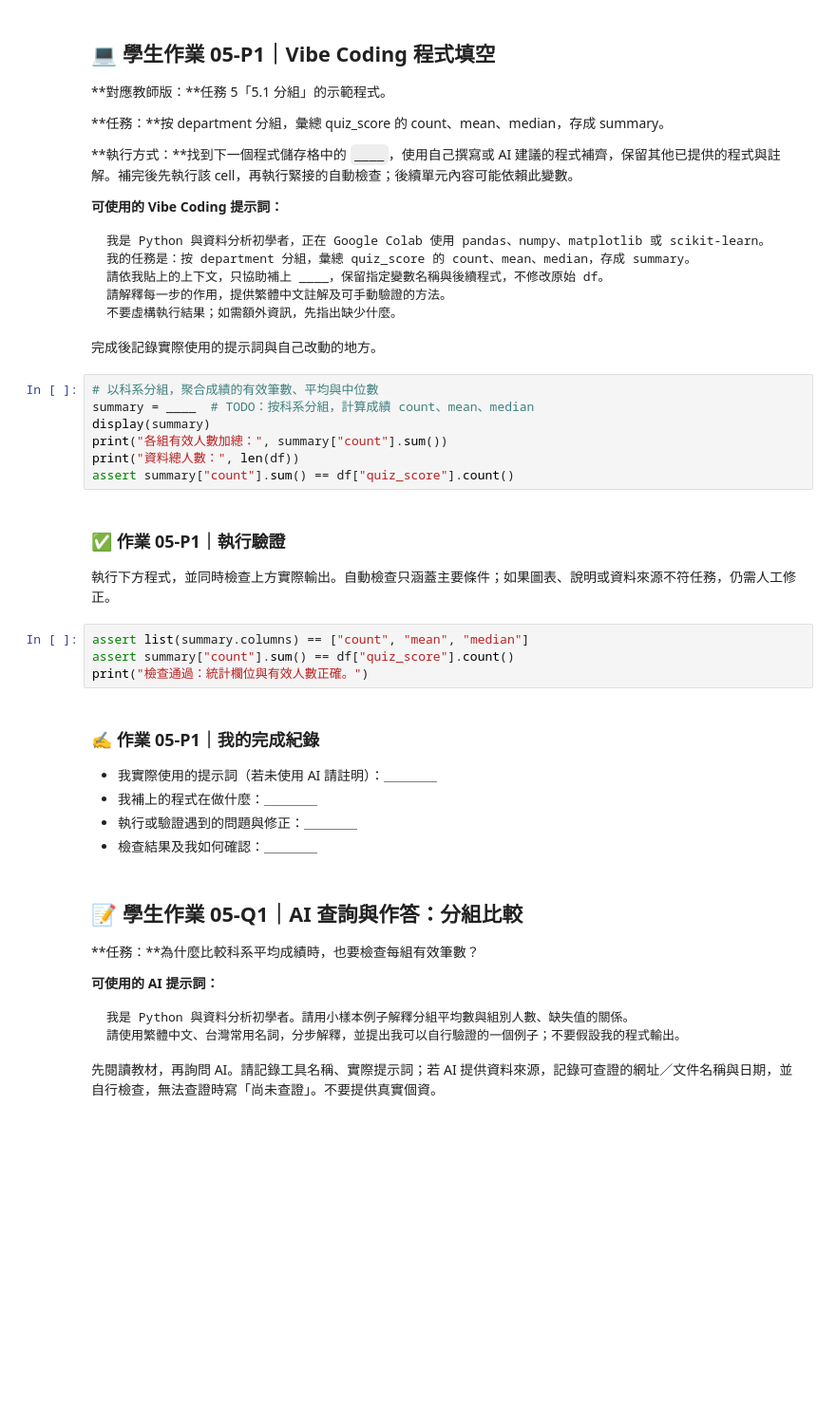
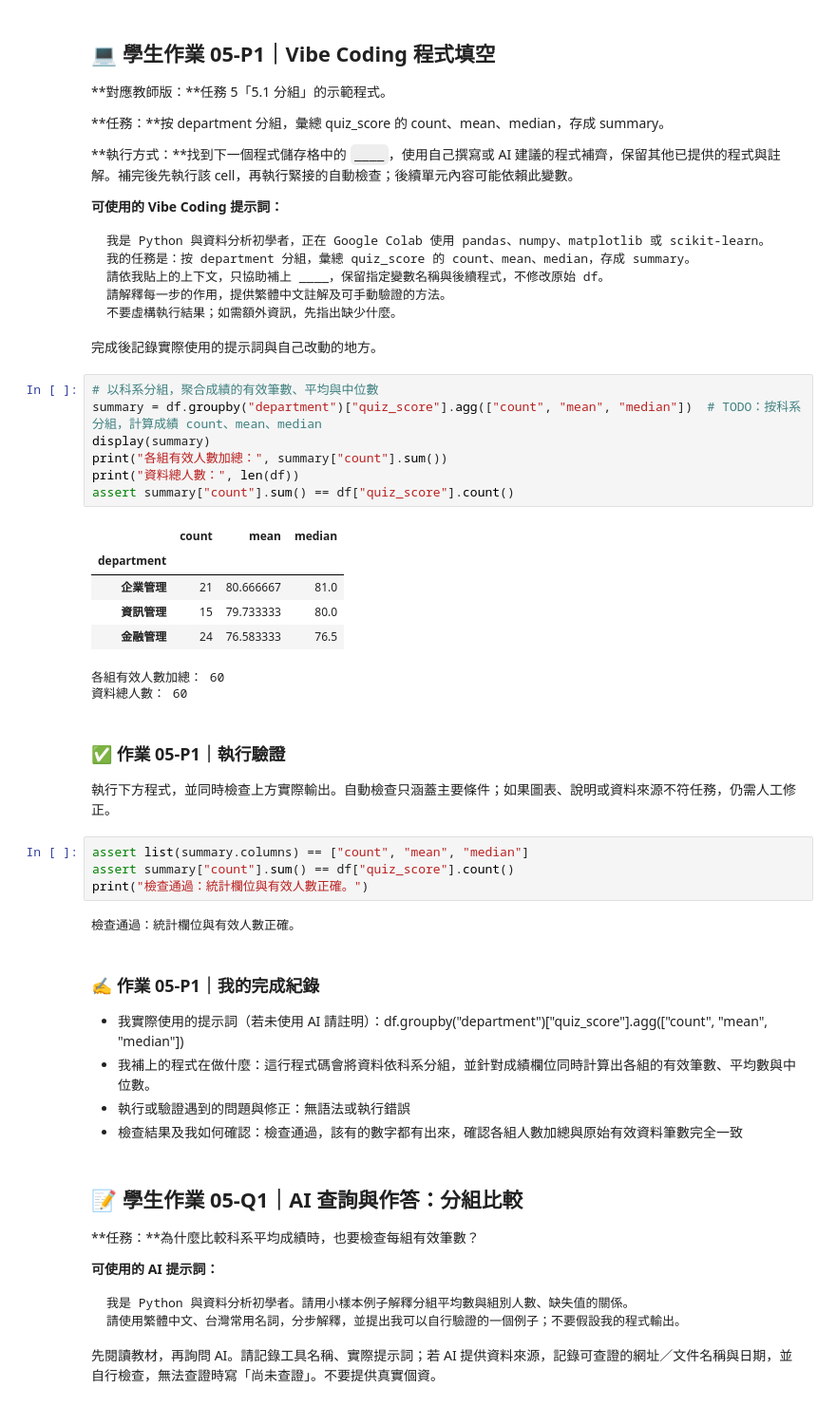
Before and after one commit to lyc221221/C114118115-cis, a Jupyter notebook: W10/05_分組統計與比較_學生版.ipynb, the cells around one changed output. Shown at 95% size. Cells and saved outputs as stored; diff of their text form; blank space fills up the shorter version.

```diff
--- a/W10/05_分組統計與比較_學生版.ipynb
+++ b/W10/05_分組統計與比較_學生版.ipynb
@@ -72,11 +74,19 @@ print("模擬資料形狀（列, 欄）：", df.shape)
 完成後記錄實際使用的提示詞與自己改動的地方。
 # %%
 # 以科系分組，聚合成績的有效筆數、平均與中位數
-summary = ____  # TODO：按科系分組，計算成績 count、mean、median
+summary = df.groupby("department")["quiz_score"].agg(["count", "mean", "median"])  # TODO：按科系分組，計算成績 count、mean、median
 display(summary)
 print("各組有效人數加總：", summary["count"].sum())
 print("資料總人數：", len(df))
 assert summary["count"].sum() == df["quiz_score"].count()
+# %% [output]
+|  | count | mean | median |
+| department |  |  |  |
+| 企業管理 | 21 | 80.666667 | 81.0 |
+| 資訊管理 | 15 | 79.733333 | 80.0 |
+| 金融管理 | 24 | 76.583333 | 76.5 |
+各組有效人數加總： 60
+資料總人數： 60
 # %% [markdown]
 ### ✅ 作業 05-P1｜執行驗證
 執行下方程式，並同時檢查上方實際輸出。自動檢查只涵蓋主要條件；如果圖表、說明或資料來源不符任務，仍需人工修正。
@@ -84,12 +94,14 @@ assert summary["count"].sum() == df["quiz_score"].count()
 assert list(summary.columns) == ["count", "mean", "median"]
 assert summary["count"].sum() == df["quiz_score"].count()
 print("檢查通過：統計欄位與有效人數正確。")
+# %% [output]
+檢查通過：統計欄位與有效人數正確。
 # %% [markdown]
 ### ✍️ 作業 05-P1｜我的完成紀錄
-- 我實際使用的提示詞（若未使用 AI 請註明）：＿＿＿＿
-- 我補上的程式在做什麼：＿＿＿＿
-- 執行或驗證遇到的問題與修正：＿＿＿＿
-- 檢查結果及我如何確認：＿＿＿＿
+- 我實際使用的提示詞（若未使用 AI 請註明）：df.groupby("department")["quiz_score"].agg(["count", "mean", "median"])
+- 我補上的程式在做什麼：這行程式碼會將資料依科系分組，並針對成績欄位同時計算出各組的有效筆數、平均數與中位數。
+- 執行或驗證遇到的問題與修正：無語法或執行錯誤
+- 檢查結果及我如何確認：檢查通過，該有的數字都有出來，確認各組人數加總與原始有效資料筆數完全一致
 # %% [markdown]
 ## 📝 學生作業 05-Q1｜AI 查詢與作答：分組比較
 **任務：**為什麼比較科系平均成績時，也要檢查每組有效筆數？
```
Also changed, not shown: parts of 5 cells of this notebook.
